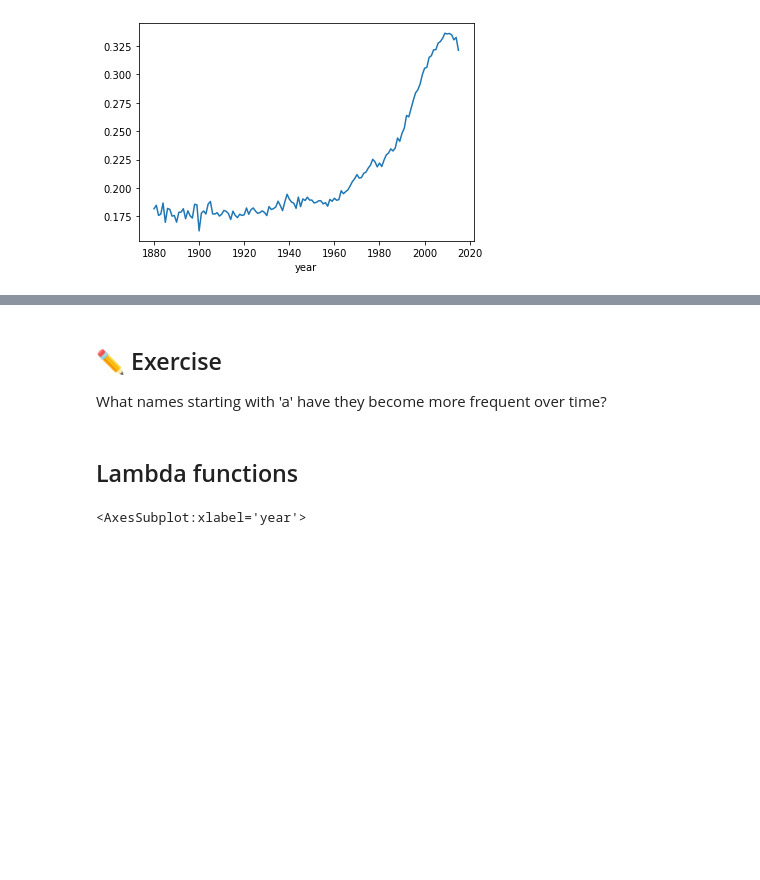
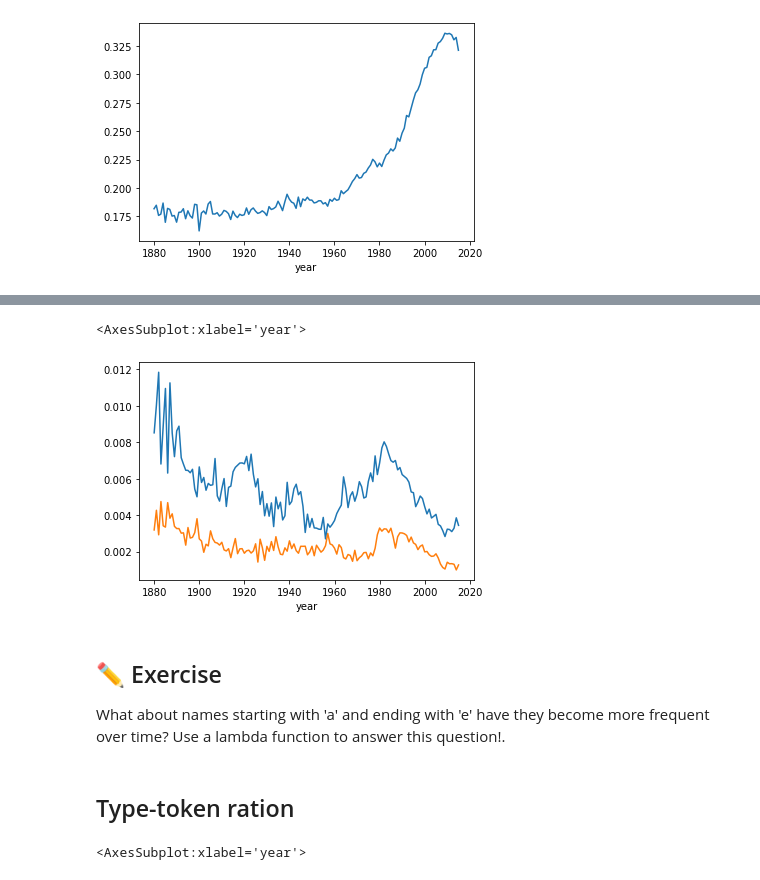
Before and after one commit to Living-with-machines/dhoxss-text2tech, a Jupyter notebook: Sessions/3.1 - Working with Tabular Data.ipynb, the cells around one changed output, grey strips where cells are left out. Cells and saved outputs as stored; diff of their text form; code cells hidden in the pictures; blank space fills up the shorter version.

```diff
--- a/Sessions/3.1 - Working with Tabular Data.ipynb
+++ b/Sessions/3.1 - Working with Tabular Data.ipynb
@@ -1093,0 +1097,2 @@ df[df.sex=='M'].groupby('year')['end-n'].apply(lambda x: x.sum() / len(x)).plot(
+# %%
+twochars = lambda x: len(set(x)) <= 2
@@ -1094,4 +1133,14 @@ df[df.sex=='M'].groupby('year')['end-n'].apply(lambda x: x.sum() / len(x)).plot(
+# %%
+# or save the result in a new column
+df['two_chars'] = df.name.apply(twochars)
+# %%
+# and plot results over time
+df[df.sex=='M'].groupby('year')['two_chars'].mean().plot()
+df[df.sex=='F'].groupby('year')['two_chars'].mean().plot()
+# %% [output]
+<AxesSubplot:xlabel='year'>
+[figure, added]
 # %% [markdown]
 ## ✏️ Exercise
 
-What names starting with 'a' have they become more frequent over time?
+What about names starting with 'a' and ending with 'e'  have they become more frequent over time? Use a lambda function to answer this question!.
@@ -1102,2 +1146,0 @@ df[df.sex=='F'].groupby('year')['starts-a'].mean().plot()
-# %% [markdown]
-## Lambda functions
@@ -1104,3 +1149,5 @@ df[df.sex=='F'].groupby('year')['starts-a'].mean().plot()
+# %% [markdown]
+## Type-token ration
 # %%
 tt = lambda x: len(x) / x.sum()
 tt_by_year_sex = df.groupby(['year','sex'])['frequency'].apply(tt)
```
Also changed, not shown: parts of 37 cells of this notebook, 1 other file.
